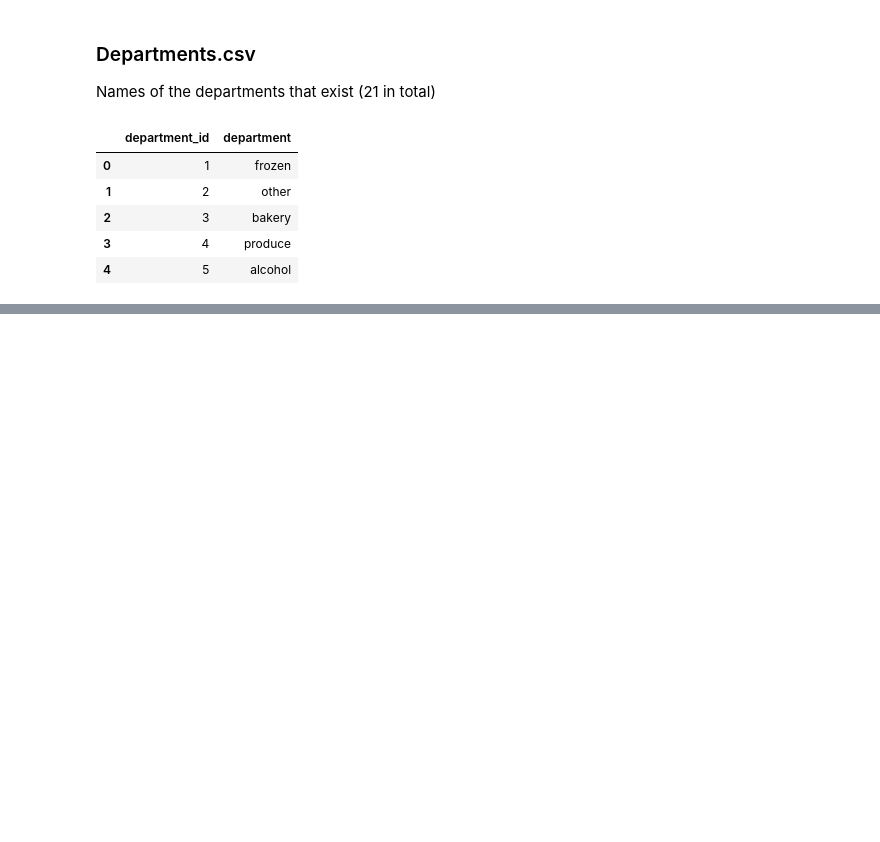
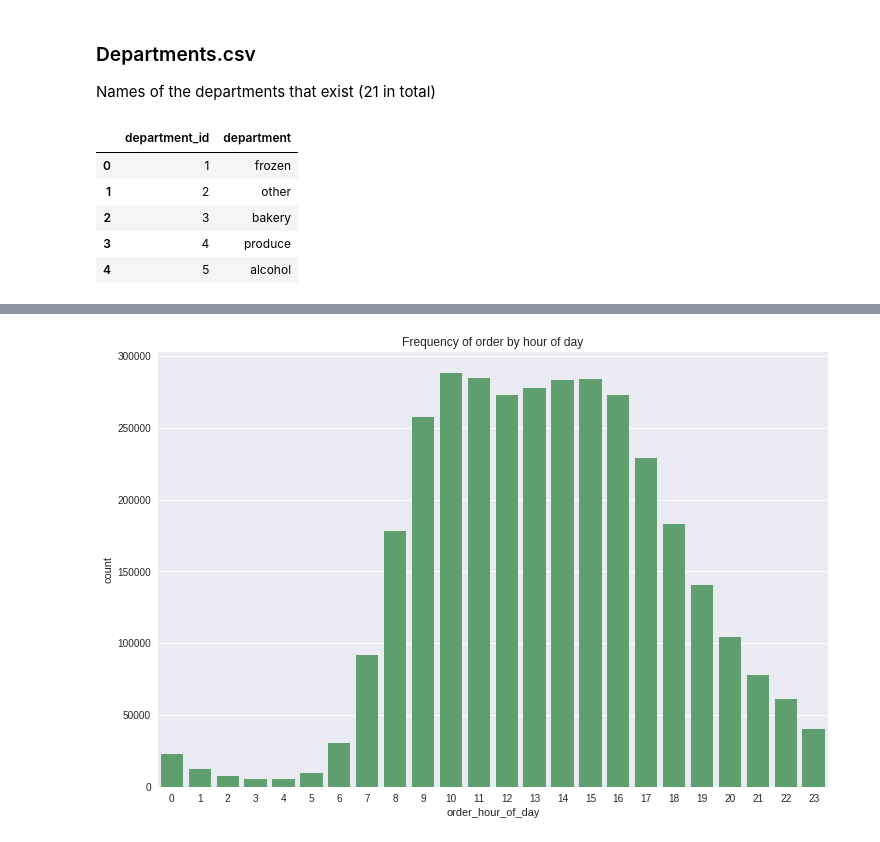
Before and after one commit to ML-KA/team-datascience-projects, a Jupyter notebook: Instacart/siboehm/notebooks/exploration.ipynb, the cells around one changed output, grey strips where cells are left out. Drawn from its saved outputs; the diff is of its cells as text; code cells hidden in the pictures; blank space fills up the shorter version.

```diff
--- a/Instacart/siboehm/notebooks/exploration.ipynb
+++ b/Instacart/siboehm/notebooks/exploration.ipynb
@@ -122,0 +141,7 @@ departments_df.head()
+# %%
+plt.figure(figsize=(12,8))
+sns.countplot(x="order_hour_of_day", data=orders_df, color=color[1])
+plt.title("Frequency of order by hour of day")
+plt.show()
+# %% [output]
+[figure, added]
```
Also changed, not shown: parts of 9 cells of this notebook, 1 other file.
